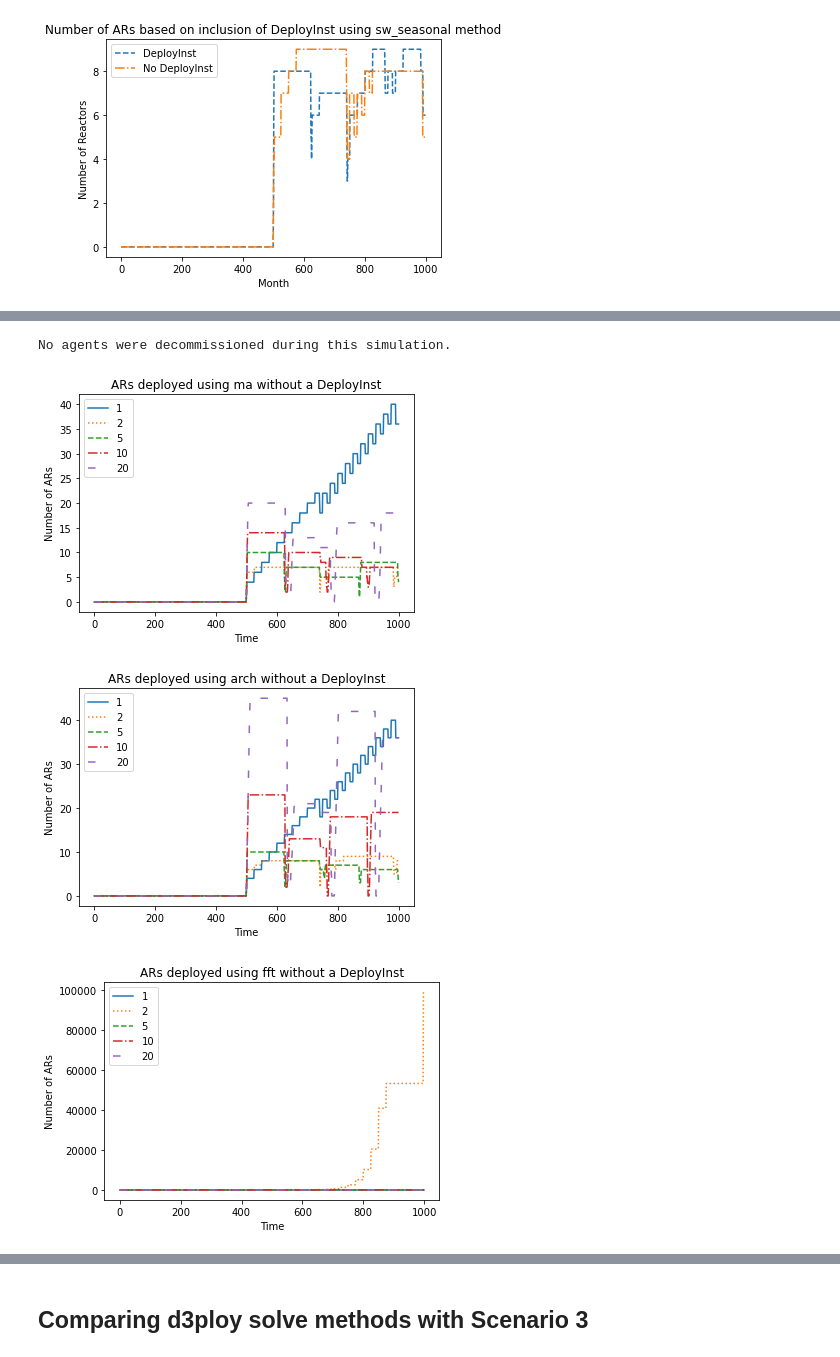
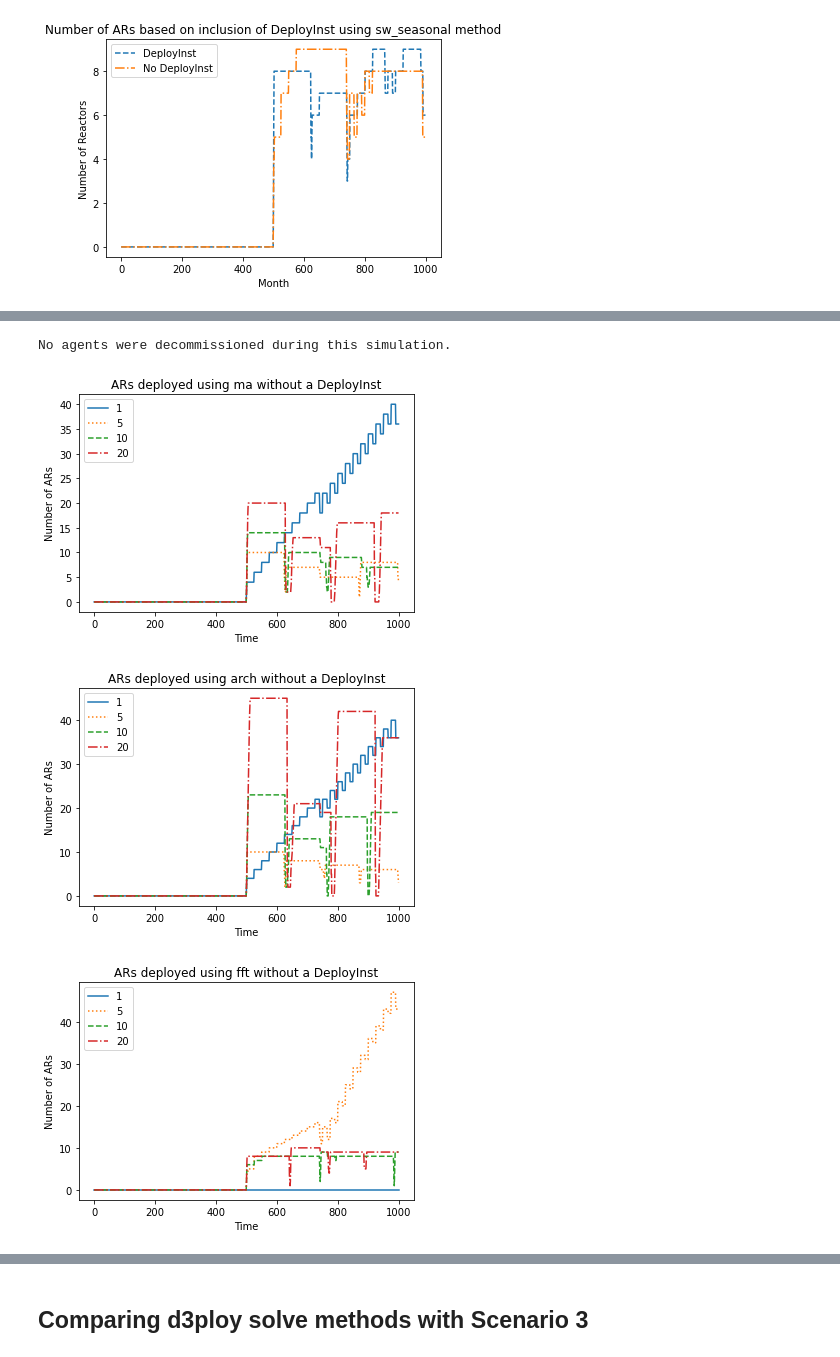
Before and after one commit to abachma2/toy_problems, a Jupyter notebook: cyclus_inputs/Untitled.ipynb, the cells around one changed output, grey strips where cells are left out. Drawn from its saved outputs; the diff is of its cells as text; code cells hidden in the pictures.

Commit message:
adjsut number of steps compared

```diff
--- a/cyclus_inputs/Untitled.ipynb
+++ b/cyclus_inputs/Untitled.ipynb
@@ -155,6 +155,6 @@ for calc in calc_methods:
 # %%
 calc_methods = ["ma", "arch", "fft"]
-steps = [1,2,5]
+steps = [1,2,5, 10]
 linestyles = ['solid','dotted','dashed','dashdot',(0,(5,10))]
 t = np.linspace(0, 999, 1000)
 non_lwr = ['source', 'sink', 'AdvancedReactor',
@@ -197,22 +198,22 @@ for calc in calc_methods:
 # %%
 # Compare reactors based on backward step size when DeployInst isn't used
-steps = [1,2,5,10]
+steps = [1,5,10,20]
 for calc in calc_methods:
     plt.figure()
     for step_index, step in enumerate(steps):
         out_file = calc + "_noDI_back" + str(step) + ".sqlite"
         AR_numbers = tm.get_prototype_totals(out_file, non_lwr, ['AdvancedReactor'])
         plt.plot(AR_numbers['Time'], AR_numbers['AdvancedReactor_total'], label=step,
                  linestyle=linestyles[step_index])
     plt.legend()
     plt.xlabel('Time')
     plt.ylabel('Number of ARs')
     plt.title(f'ARs deployed using {calc} without a DeployInst')
 # %% [output]
 No agents were decommissioned during this simulation.
-[figure, old version]
+[figure, new version]
-[figure, old version]
+[figure, new version]
-[figure, old version]
+[figure, new version]
 # %%
 # Compare reactors based on backward step size when DeployInst is used
 for calc in calc_methods:
```
Also changed, not shown: parts of 4 cells of this notebook.
